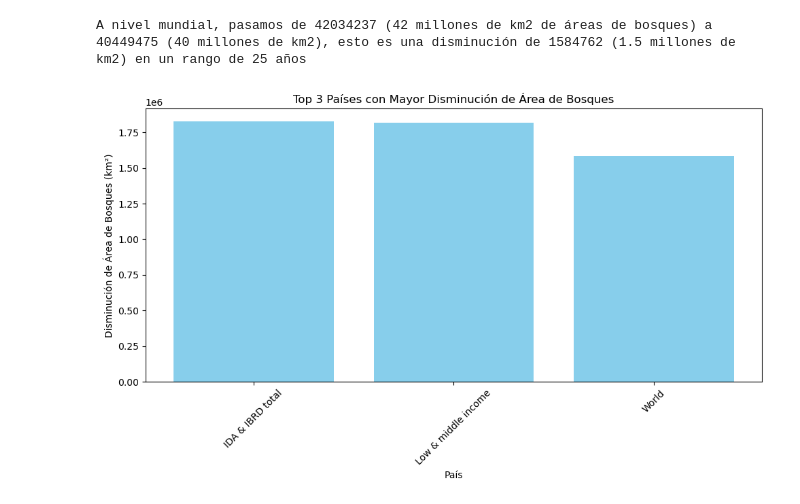
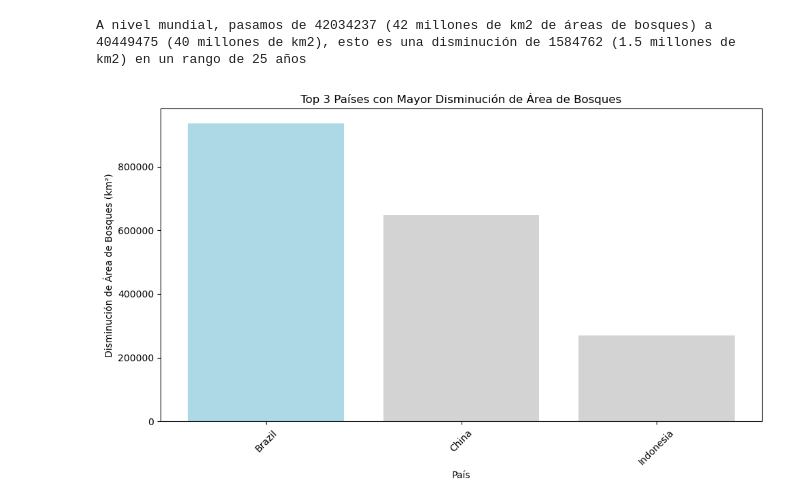
Before and after one commit to Karimsingera/Coderhouse_Data_Science, a Jupyter notebook: La_Transformancion_del_Mundo_en_los_Ultimos_60_anos.ipynb, the cells around one changed output. Saved outputs shown, nothing was run; the diff lists cells and outputs as text; code cells hidden in the pictures.

```diff
--- a/La_Transformancion_del_Mundo_en_los_Ultimos_60_anos.ipynb
+++ b/La_Transformancion_del_Mundo_en_los_Ultimos_60_anos.ipynb
@@ -203,10 +198,12 @@ memory usage: 8.2+ MB
 **Observación:** algo que me llama la atención, es que no aparecen valores perdidos o nulos según esto, pero visualmente sé que sí los hay. Haré una impresión visual de los datos para ver esto.
 # %%
 """
-Los valores nulos no se reflejan porque están expresados como '..' para poder visualizarlos, cambiaré todos los .. por nan (not a number)
+Los valores nulos no se reflejan porque están expresados como '..' y '0,0' para poder visualizarlos, los cambiaré por NaN (not a number)
 """
 
-df = df.replace({'..': np.nan})
+# Reemplazar ".." , "0" y "0.0" por NaN
+df.replace({"..": np.nan, 0: np.nan, 0.0: np.nan}, inplace=True)
+
 df.info() # Nuevamente imprimo para ver si ahora se reflejan
 # %% [output]
 <class 'pandas.core.frame.DataFrame'>
@@ -931,28 +1104,32 @@ print(f"A nivel mundial, pasamos de {max_km_bosque} (42 millones de km2 de área
 # %% [output]
 A nivel mundial, pasamos de 42034237 (42 millones de km2 de áreas de bosques) a 40449475 (40 millones de km2), esto es una disminución de 1584762 (1.5 millones de km2) en un rango de 25 años
 # %%
+# Primero filtro el DataFrame para incluir solo los países de la lista
+df_paises = df[df['Pais'].isin(paises)]
+
 
 # Agrupa por país y encuentra el máximo y mínimo de área de bosques para cada país
-max_area_bosques = df.groupby('Pais')['Area de Bosque (km2)'].max()
-min_area_bosques = df.groupby('Pais')['Area de Bosque (km2)'].min()
+max_area_bosques = df_paises.groupby('Pais')['Area de Bosque (km2)'].max()
+min_area_bosques = df_paises.groupby('Pais')['Area de Bosque (km2)'].min()
 
 # Calcula la disminución de área de bosques restando el máximo al mínimo para cada país
 disminucion_bosques = max_area_bosques - min_area_bosques
 
 # Ordena los países por la disminución de área de bosques en orden descendente
 top_3_disminucion = disminucion_bosques.sort_values(ascending=False).head(3)
 
 # Convierte la serie resultante en un DataFrame para facilitar la visualización
 top_3_disminucion_df = top_3_disminucion.reset_index()
 
 # Crear el gráfico de barras
+colores = 'Lightblue', 'Lightgrey', 'Lightgrey'
 plt.figure(figsize=(10, 6))
-plt.bar(top_3_disminucion_df['Pais'], top_3_disminucion_df['Area de Bosque (km2)'], color='skyblue')
+plt.bar(top_3_disminucion_df['Pais'], top_3_disminucion_df['Area de Bosque (km2)'], color= colores)
 plt.xlabel('País')
 plt.ylabel('Disminución de Área de Bosques (km²)')
 plt.title('Top 3 Países con Mayor Disminución de Área de Bosques')
 plt.xticks(rotation=45)
 plt.tight_layout()
 plt.show()
 # %% [output]
-[figure, old version]
+[figure, new version]
```
Also changed, not shown: parts of 35 cells of this notebook.
